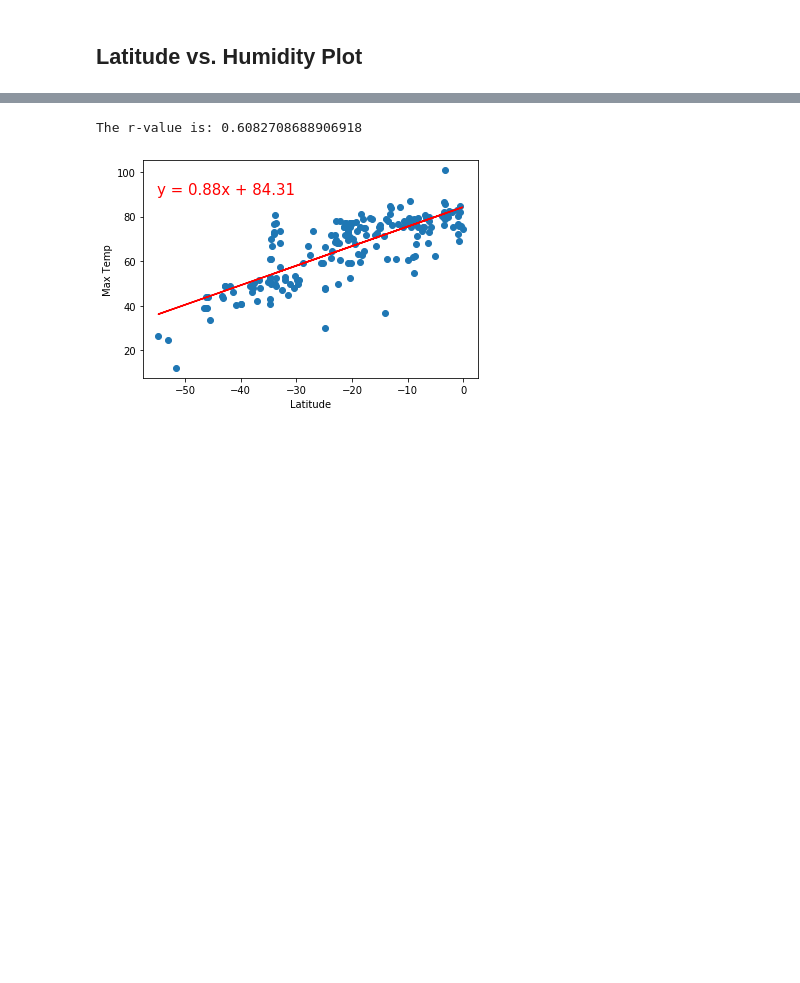
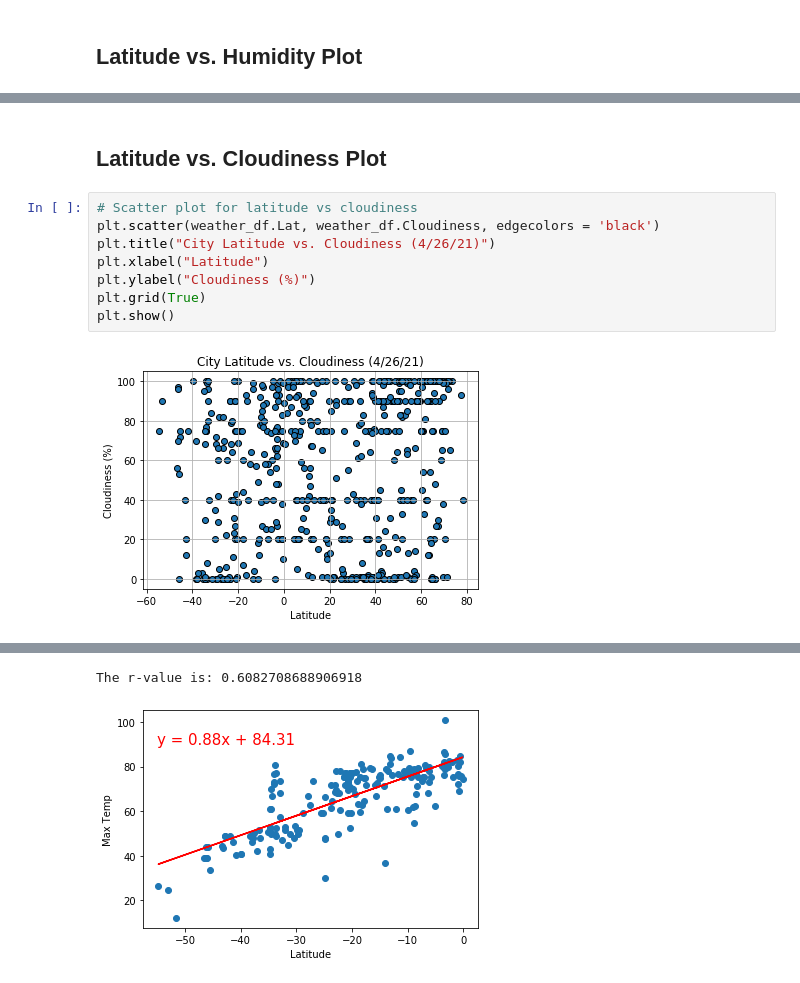
Before and after one commit to sunwoo-kim20/python-api-challenge, a Jupyter notebook: WeatherPy.ipynb, the cells around one changed output, grey strips where cells are left out. Saved outputs shown, nothing was run; the diff lists cells and outputs as text; blank space fills up the shorter version.

```diff
--- a/WeatherPy.ipynb
+++ b/WeatherPy.ipynb
@@ -194,0 +205,12 @@ plt.show()
+# %% [markdown]
+## Latitude vs. Cloudiness Plot
+# %%
+# Scatter plot for latitude vs cloudiness
+plt.scatter(weather_df.Lat, weather_df.Cloudiness, edgecolors = 'black')
+plt.title("City Latitude vs. Cloudiness (4/26/21)")
+plt.xlabel("Latitude")
+plt.ylabel("Cloudiness (%)")
+plt.grid(True)
+plt.show()
+# %% [output]
+[figure, added]
```
Also changed, not shown: parts of 17 cells of this notebook.
